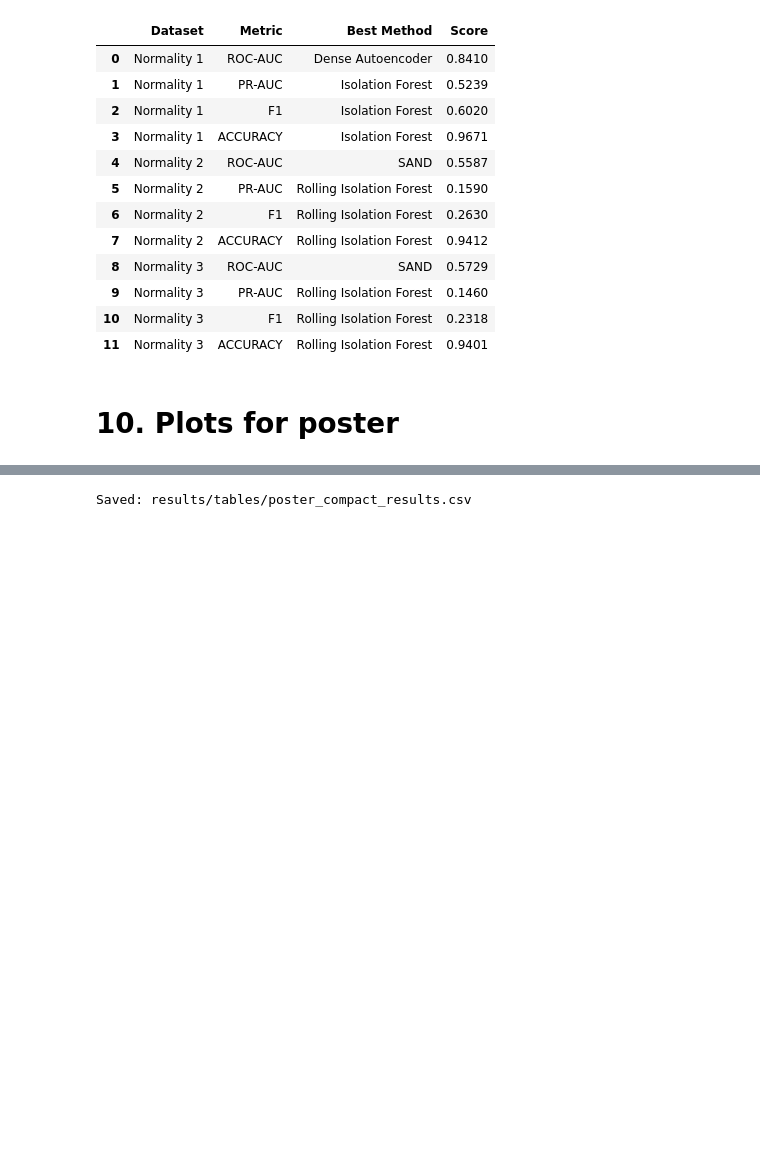
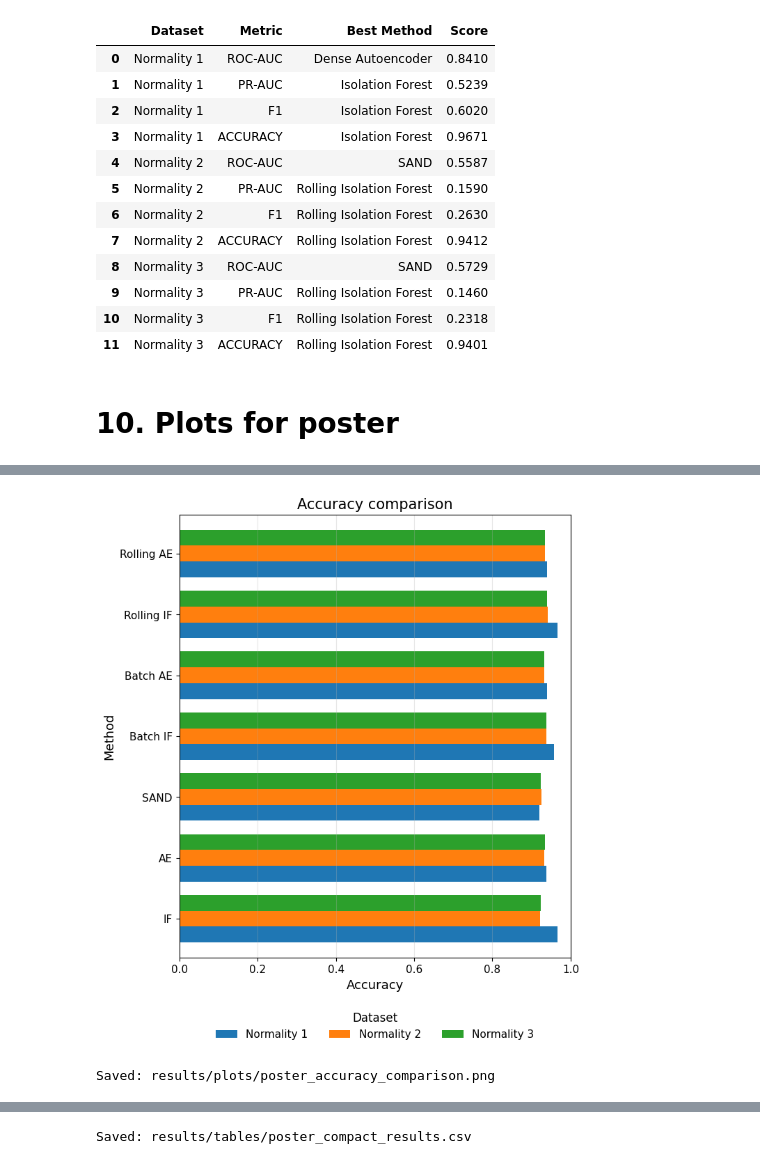
Before and after one commit to OrestisGeo/streamify-ts-anomaly-detection, a Jupyter notebook: notebooks/project2_main.ipynb, the cells around one changed output, grey strips where cells are left out. Drawn from its saved outputs; the diff is of its cells as text; code cells hidden in the pictures; blank space fills up the shorter version.

```diff
--- a/notebooks/project2_main.ipynb
+++ b/notebooks/project2_main.ipynb
@@ -2201,0 +2193,14 @@ Saved: results/plots/poster_runtime_comparison.png
+# %%
+# Poster Plot 3: Accuracy comparison
+
+save_poster_metric_plot(
+    df=poster_main_results,
+    metric="Accuracy",
+    title="Accuracy comparison",
+    xlabel="Accuracy",
+    output_name="poster_accuracy_comparison.png",
+    xlim=(0, 1),
+)
+# %% [output]
+[figure, added]
+Saved: results/plots/poster_accuracy_comparison.png
```
Also changed, not shown: parts of 10 cells of this notebook.
